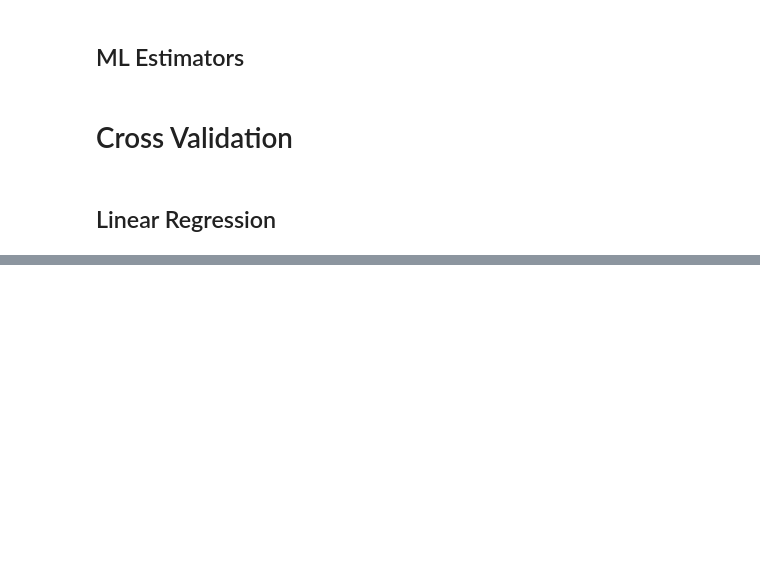
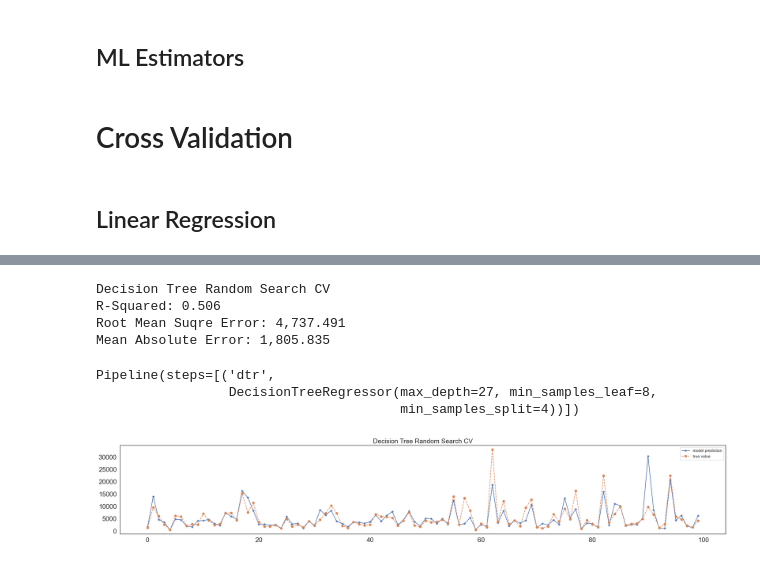
Before and after one commit to AFDanao/Embedded, a Jupyter notebook: Family Income/family_income.ipynb, the cells around one changed output, grey strips where cells are left out. Saved outputs shown, nothing was run; the diff lists cells and outputs as text; code cells hidden in the pictures; blank space fills up the shorter version.

```diff
--- a/Family Income/family_income.ipynb
+++ b/Family Income/family_income.ipynb
@@ -543,0 +633,15 @@ print("Model score with best parameters:", best_model.score(x_train, y_test))
+# %%
+results = wr_pkl_file(file_name = "dt_test_1.pkl", read = True)
+best_estimator = results.best_estimator_
+# predictions = best_estimator.predict(x_test)
+print_results(["Decision Tree Random Search CV"], best_estimator, testing = [tr_x_test, tr_y_test], plt_num = 100)
+best_estimator
+# %% [output]
+Decision Tree Random Search CV
+R-Squared: 0.506
+Root Mean Suqre Error: 4,737.491
+Mean Absolute Error: 1,805.835
+Pipeline(steps=[('dtr',
+                 DecisionTreeRegressor(max_depth=27, min_samples_leaf=8,
+                                       min_samples_split=4))])
+[figure, added]
```
Also changed, not shown: parts of 23 cells of this notebook, 1 other file.
